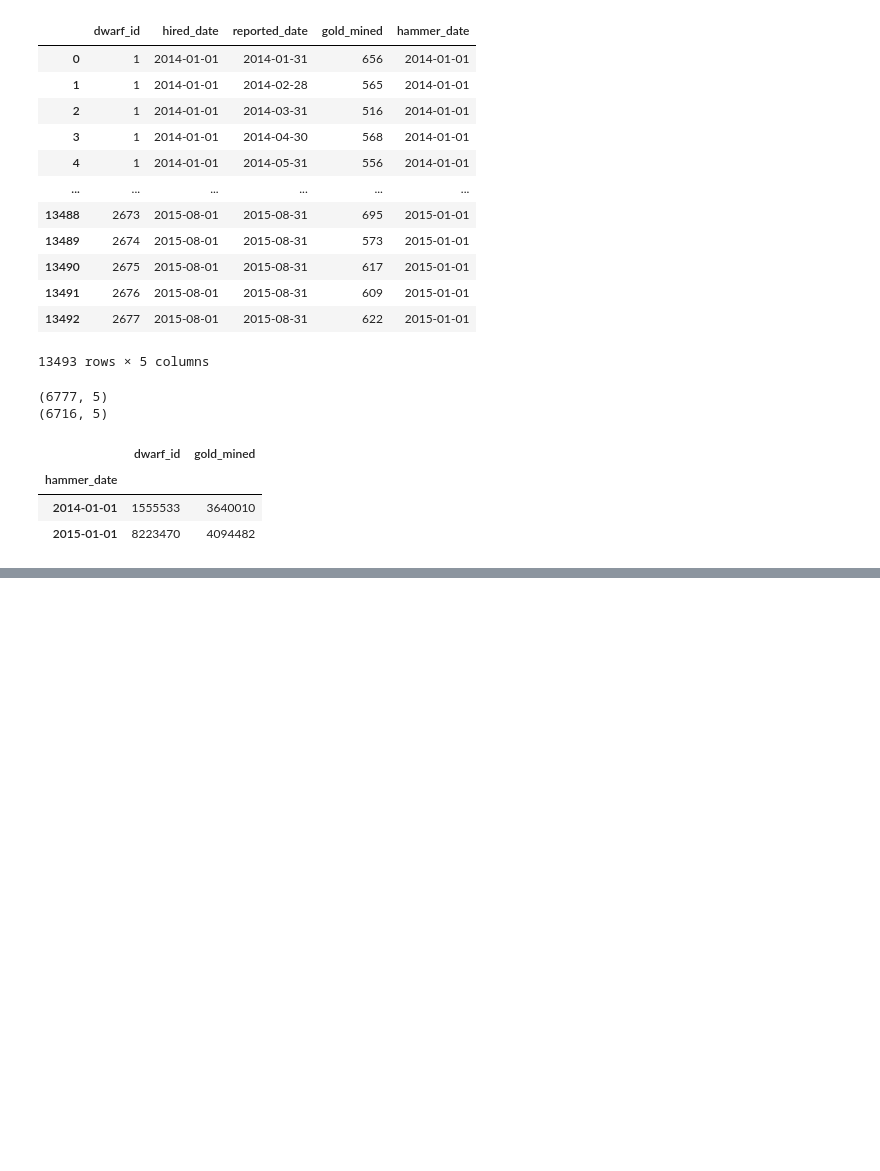
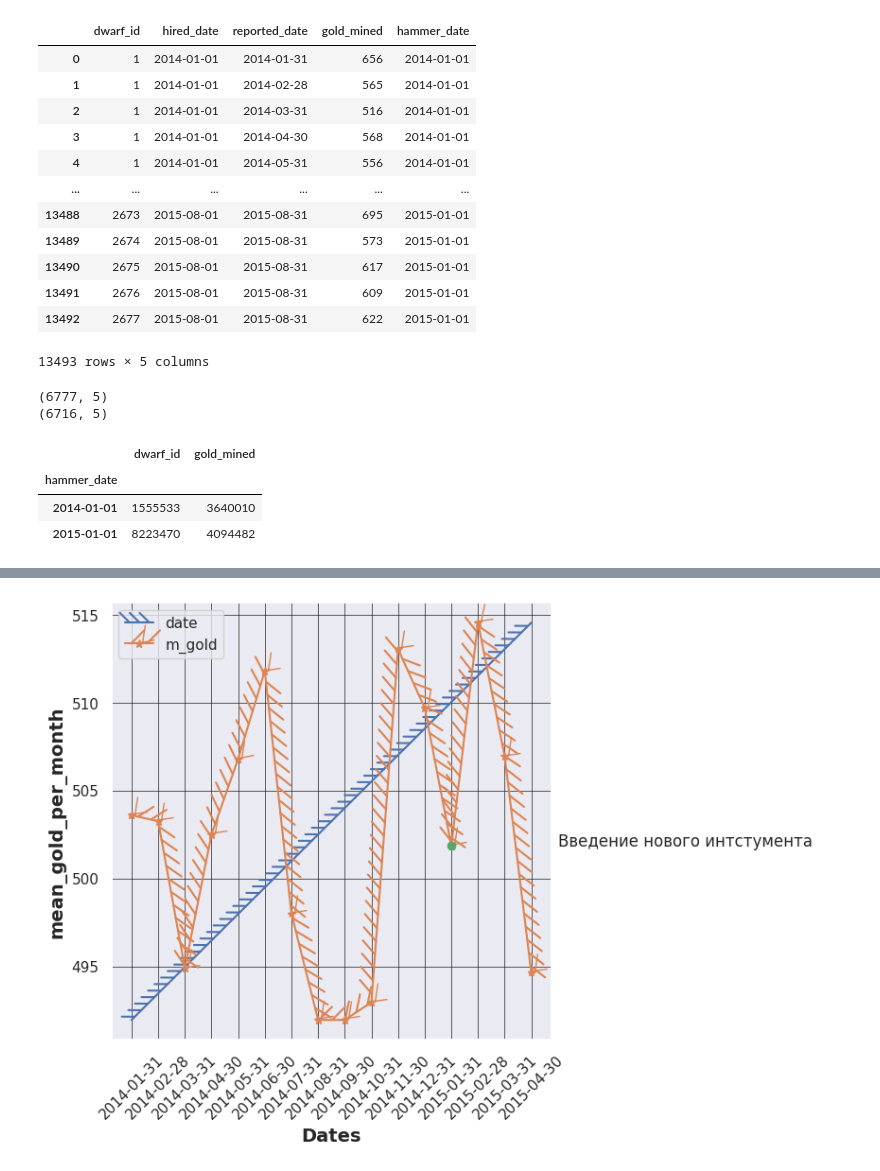
Before and after one commit to Sergo448/gazprom, a Jupyter notebook: notebooks/updating_test.ipynb, the cells around one changed output, grey strips where cells are left out. Drawn from its saved outputs; the diff is of its cells as text; code cells hidden in the pictures; blank space fills up the shorter version.

Commit message:
4 update for the notebook + images

```diff
--- a/notebooks/updating_test.ipynb
+++ b/notebooks/updating_test.ipynb
@@ -449,3 +451,8 @@ data.groupby('hammer_date').sum()
 | hammer_date |  |  |
 | 2014-01-01 | 1555533 | 3640010 |
 | 2015-01-01 | 8223470 | 4094482 |
+# %%
+"""
+Можно попробовать сравнить чисто гномов до 2015 и чисто после начала 2015 года
+""";
+data_before_2015 = data_hammer_1.copy()
@@ -451,0 +479,2 @@ data.groupby('hammer_date').sum()
+# %%
+List_data_before_2015 = data_before_2015.values.tolist()
@@ -451,0 +525,13 @@ data.groupby('hammer_date').sum()
+# %%
+# Возьмем первых 17 гноов которые работали и в 2014 и в 2015 году. Посмотрим на их производительность
+sample_1_to_17 = list_for_before_2015[0:16]
+buf = []
+for sample in sample_1_to_17:
+    buf.append(np.mean(sample))
+sample_1_to_17 = buf
+# %%
+df_sample_1_to_17 = pd.DataFrame(data=zip(sample_1_to_17, list(unique_rep)), columns=['mean_gold', 'date'])
+
+# final_df = final_df.reindex(index=final_df.index[::-1])
+
+df_sample_1_to_17 = df_sample_1_to_17.round(2)
@@ -451,0 +562,46 @@ data.groupby('hammer_date').sum()
+# %%
+fig, ax = plt.subplots(figsize=(6, 6))
+
+min_max_y = [df_sample_1_to_17['mean_gold'].min(), df_sample_1_to_17['mean_gold'].max()]
+min_max_x = [df_sample_1_to_17.index.min(), df_sample_1_to_17.index.max()]
+
+ax.plot(min_max_x, min_max_y, label="date",
+        path_effects=[patheffects.withTickedStroke(spacing=7, angle=135)])
+
+ax.plot(df_sample_1_to_17['date'],
+        df_sample_1_to_17['mean_gold'],
+        label="m_gold",
+        path_effects=[patheffects.withTickedStroke()],
+        marker = '*',
+       )
+
+
+#  Определяем внешний вид линий основной сетки:
+ax.grid(which='major',
+        color = 'k',
+        linewidth = 0.5)
+
+ax.plot('2015-01-31',
+        float(df_sample_1_to_17[(df_sample_1_to_17['date'] == '2015-01-31')]['mean_gold']), 'o')
+plt.text ('2015-01-01',
+          501.85,
+          'Введение нового интстумента')
+
+#  Определяем внешний вид линий вспомогательной
+#  сетки:
+ax.grid(which='minor',
+        color = 'k',
+        linestyle = ':')
+
+plt.xlabel('Dates', fontsize=14, fontweight="bold")
+plt.ylabel("mean_gold_per_month", fontsize=14, fontweight="bold")
+plt.xticks(rotation=45)
+ax.legend()
+
+
+# Saving fig
+plt.savefig('mean_gold_per_month_for_1_to_17_dwarf.png')
+
+plt.show();
+# %% [output]
+[figure, added]
```
Also changed, not shown: parts of 23 cells of this notebook, 4 other files.
